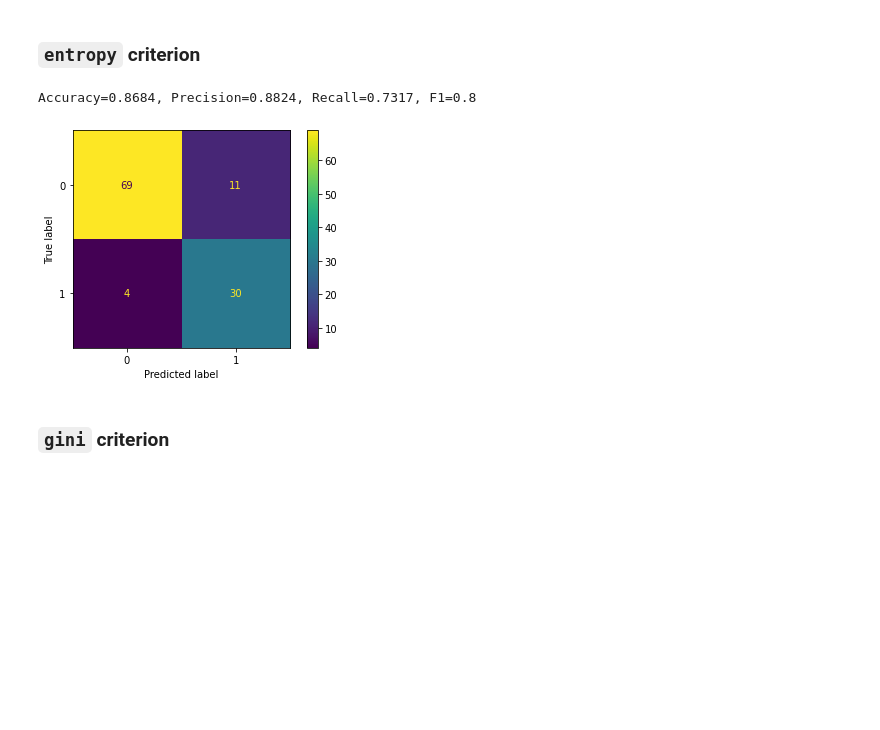
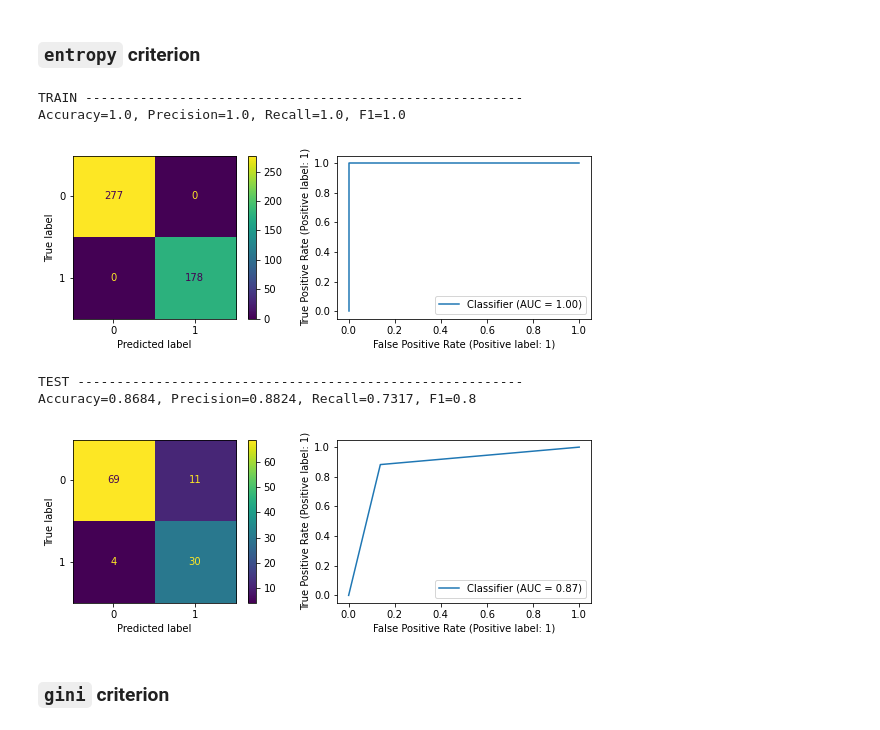
Before and after one commit to AlirezaSM/decision-tree, a Jupyter notebook: decision_tree.ipynb, the cells around one changed output. Drawn from its saved outputs; the diff is of its cells as text; code cells hidden in the pictures; blank space fills up the shorter version.

Commit message:
Evaluation metrics and PCA results implemented

```diff
--- a/decision_tree.ipynb
+++ b/decision_tree.ipynb
@@ -17,6 +19,6 @@ from sklearn.metrics import (accuracy_score, precision_score,
 # %%
 class Node:
-    def __init__(self, feature=None, f_value=None, childs=None, label=None, most_common=None):
+    def __init__(self, feature=None, f_value=None, childs=None, label=None, most_common=None, prob=None):
         # best feature to split the node
         self.feature = feature
         # value of parent's selected feature
@@ -27,6 +29,9 @@ class Node:
         self.label = label
         # most common label of the node
         self.most_common = most_common
+        # probability of positive label
+        self.prob = prob
+
 
     def is_leaf_node(self):
         return self.label is not None
@@ -221,6 +258,7 @@ def evaluation(y_pred, y, pos_label):
 # Cancer dataset
 # %%
 df = pd.read_csv('part2.csv').iloc[:, 1:-1]
+POS_LABEL = 'M'
 df
 # %% [output]
 |  | diagnosis | radius_mean | texture_mean | perimeter_mean | area_mean | smoothness_mean | compactness_mean | ... |
@@ -341,15 +409,23 @@ for v in values:
         x_train[c], c_bins = pd.qcut(x_train[c], v, retbins=True)
         bins.append(c_bins)
 
-    my_tree = DecisionTree()
+    my_tree = DecisionTree(positive_label=POS_LABEL)
     my_tree.fit(x_train.to_numpy(), y_train.to_numpy())
 
     for idx, c in enumerate(x_test.columns):
         x_test[c] = pd.cut(x_test[c], bins[idx])
 
+    print(f'TRAIN with {v} bins --------------------------------------------------------')
+    y_pred = my_tree.predict(x_train.to_numpy())
+    y_pred_prob = my_tree.predict_prob(x_train.to_numpy())
+    evaluation(y_pred, y_train, pos_label=POS_LABEL, y_pred_prob=y_pred_prob)
+
+    print(f'TEST with {v} bins ---------------------------------------------------------')
     y_pred = my_tree.predict(x_test.to_numpy())
-    evaluation(y_pred, y_test, pos_label='M')
+    y_pred_prob = my_tree.predict_prob(x_test.to_numpy())
+    evaluation(y_pred, y_test, pos_label=POS_LABEL, y_pred_prob=y_pred_prob)
     acc_history.append(accuracy_score(y_pred, y_test.to_numpy()))
 
+print(f'Maximum accuracy {np.max(acc_history)} with {values[np.argmax(acc_history)]} bins')
 plt.plot(values, acc_history)
 # %% [output]
@@ -383,16 +465,23 @@ for v in values:
         x_train[c], c_bins = pd.qcut(x_train[c], v, retbins=True)
         bins.append(c_bins)
 
-    my_tree = DecisionTree(criterion='gini')
+    my_tree = DecisionTree(positive_label=POS_LABEL, criterion='gini')
     my_tree.fit(x_train.to_numpy(), y_train.to_numpy())
 
     for idx, c in enumerate(x_test.columns):
         x_test[c] = pd.cut(x_test[c], bins[idx])
 
+    print(f'TRAIN with {v} bins --------------------------------------------------------')
+    y_pred = my_tree.predict(x_train.to_numpy())
+    y_pred_prob = my_tree.predict_prob(x_train.to_numpy())
+    evaluation(y_pred, y_train, pos_label=POS_LABEL, y_pred_prob=y_pred_prob)
+
+    print(f'TEST with {v} bins ---------------------------------------------------------')
     y_pred = my_tree.predict(x_test.to_numpy())
-    evaluation(y_pred, y_test, pos_label='M')
+    y_pred_prob = my_tree.predict_prob(x_test.to_numpy())
+    evaluation(y_pred, y_test, pos_label=POS_LABEL, y_pred_prob=y_pred_prob)
     acc_history.append(accuracy_score(y_pred, y_test.to_numpy()))
 
-plt.figure()
+print(f'Maximum accuracy {np.max(acc_history)} with {values[np.argmax(acc_history)]} bins')
 plt.plot(values, acc_history)
 # %% [output]
@@ -430,26 +527,36 @@ def sort_cut(column, label):
 # %%
 X = df.iloc[:, 1:]
 y = df.iloc[:, 0]
 
 x_train, x_test, y_train, y_test = train_test_split(X, y, test_size=0.2, random_state=4)
 
 bins = []
 for c in x_train.columns:
     bins.append(sort_cut(x_train[c], y_train))
     x_train[c] = pd.cut(x_train[c], bins[-1])
 
-my_tree = DecisionTree()
+my_tree = DecisionTree(positive_label=POS_LABEL)
 my_tree.fit(x_train.to_numpy(), y_train.to_numpy())
 
 for idx, c in enumerate(x_test.columns):
     x_test[c] = pd.cut(x_test[c], bins[idx])
 
+print(f'TRAIN --------------------------------------------------------')
+y_pred = my_tree.predict(x_train.to_numpy())
+y_pred_prob = my_tree.predict_prob(x_train.to_numpy())
+evaluation(y_pred, y_train, pos_label=POS_LABEL, y_pred_prob=y_pred_prob)
+
+print(f'TEST ---------------------------------------------------------')
 y_pred = my_tree.predict(x_test.to_numpy())
-
-evaluation(y_pred, y_test, pos_label='M')
+y_pred_prob = my_tree.predict_prob(x_test.to_numpy())
+evaluation(y_pred, y_test, pos_label=POS_LABEL, y_pred_prob=y_pred_prob)
 # %% [output]
-Accuracy=0.8684, Precision=0.8824, Recall=0.7317, F1=0.8
+TRAIN --------------------------------------------------------
+Accuracy=1.0, Precision=1.0, Recall=1.0, F1=1.0
-[figure, old version]
+[figure, new version]
+TEST ---------------------------------------------------------
+Accuracy=0.8684, Precision=0.8824, Recall=0.7317, F1=0.8
+[figure, added]
 # %% [markdown]
 ### `gini` criterion
 # %%
```
Also changed, not shown: parts of 21 cells of this notebook.
